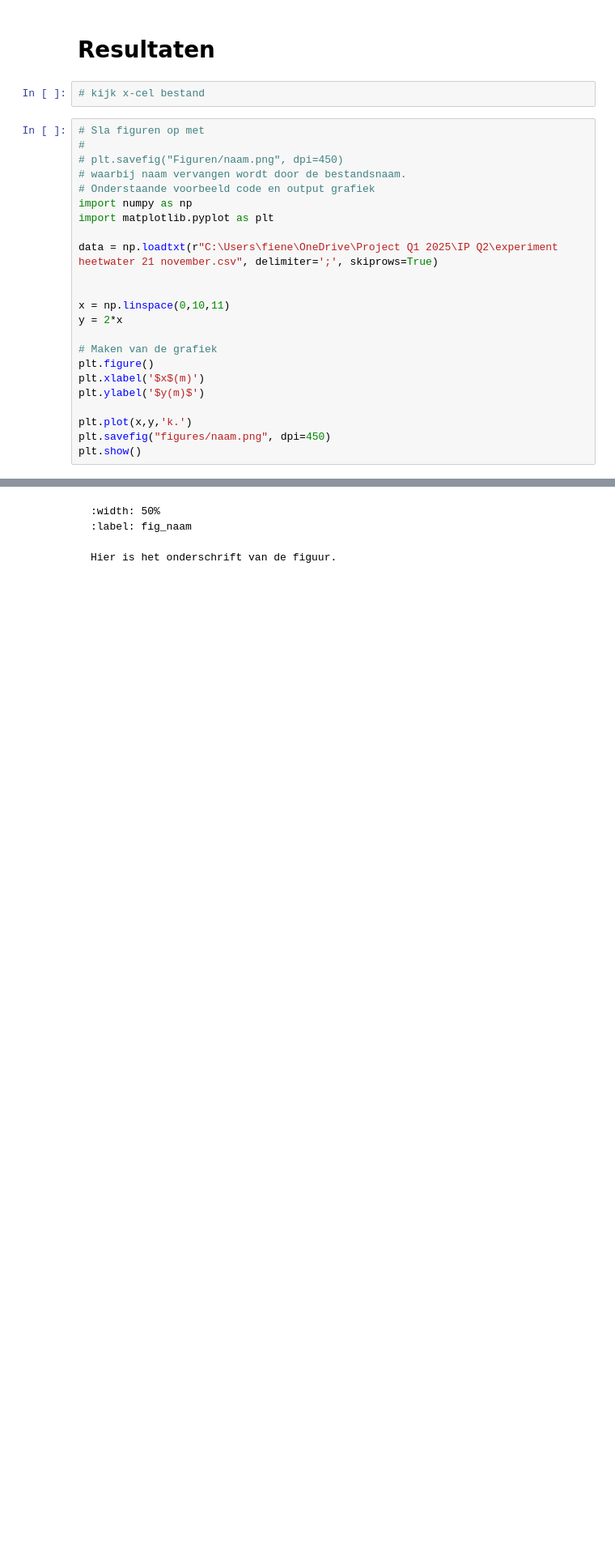
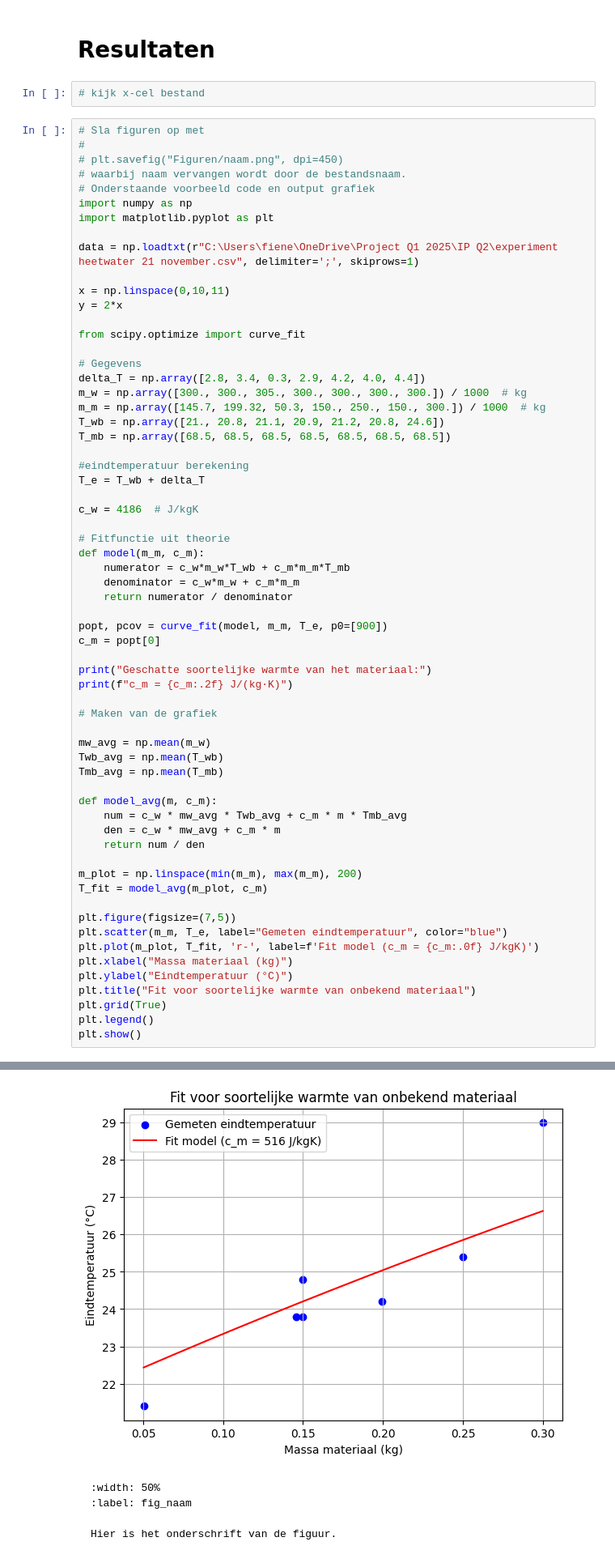
Before and after one commit to fienecg-arch/Fiene-en-Thomas, a Jupyter notebook: Content/Labs/Warmtecapaciteit.ipynb, the cells around one changed output, grey strips where cells are left out. Shown: that part at 81% size. Saved outputs shown, nothing was run; the diff lists cells and outputs as text; blank space fills up the shorter version.

Commit message:
Warmtecapaciteit af!

````diff
--- a/Content/Labs/Warmtecapaciteit.ipynb
+++ b/Content/Labs/Warmtecapaciteit.ipynb
@@ -79,18 +79,58 @@ Het voorbeeld kun je natuurlijk straks verwijderen.
 import numpy as np
 import matplotlib.pyplot as plt
 
-data = np.loadtxt(r"C:\Users\fiene\OneDrive\Project Q1 2025\IP Q2\experiment heetwater 21 november.csv", delimiter=';', skiprows=True)
-
+data = np.loadtxt(r"C:\Users\fiene\OneDrive\Project Q1 2025\IP Q2\experiment heetwater 21 november.csv", delimiter=';', skiprows=1)
 
 x = np.linspace(0,10,11)
 y = 2*x
 
+from scipy.optimize import curve_fit
+
+# Gegevens
+delta_T = np.array([2.8, 3.4, 0.3, 2.9, 4.2, 4.0, 4.4])
+m_w = np.array([300., 300., 305., 300., 300., 300., 300.]) / 1000  # kg
+m_m = np.array([145.7, 199.32, 50.3, 150., 250., 150., 300.]) / 1000  # kg
+T_wb = np.array([21., 20.8, 21.1, 20.9, 21.2, 20.8, 24.6])
+T_mb = np.array([68.5, 68.5, 68.5, 68.5, 68.5, 68.5, 68.5])
+
+#eindtemperatuur berekening
+T_e = T_wb + delta_T
+
+c_w = 4186  # J/kgK
+
+# Fitfunctie uit theorie
+def model(m_m, c_m):
+    numerator = c_w*m_w*T_wb + c_m*m_m*T_mb
+    denominator = c_w*m_w + c_m*m_m
+    return numerator / denominator
+
+popt, pcov = curve_fit(model, m_m, T_e, p0=[900])
+c_m = popt[0]
+
+print("Geschatte soortelijke warmte van het materiaal:")
+print(f"c_m = {c_m:.2f} J/(kg·K)")
+
 # Maken van de grafiek
-plt.figure()
-plt.xlabel('$x$(m)')
-plt.ylabel('$y(m)$')
 
-plt.plot(x,y,'k.')
-plt.savefig("figures/naam.png", dpi=450)
+mw_avg = np.mean(m_w)
+Twb_avg = np.mean(T_wb)
+Tmb_avg = np.mean(T_mb)
+
+def model_avg(m, c_m):
+    num = c_w * mw_avg * Twb_avg + c_m * m * Tmb_avg
+    den = c_w * mw_avg + c_m * m
+    return num / den
+
+m_plot = np.linspace(min(m_m), max(m_m), 200)
+T_fit = model_avg(m_plot, c_m)
+
+plt.figure(figsize=(7,5))
+plt.scatter(m_m, T_e, label="Gemeten eindtemperatuur", color="blue")
+plt.plot(m_plot, T_fit, 'r-', label=f'Fit model (c_m = {c_m:.0f} J/kgK)')
+plt.xlabel("Massa materiaal (kg)")
+plt.ylabel("Eindtemperatuur (°C)")
+plt.title("Fit voor soortelijke warmte van onbekend materiaal")
+plt.grid(True)
+plt.legend()
 plt.show()
 # %% [output]
@@ -98,3 +139,4 @@ TypeError: an integer is required
+[figure, added]
 # %% [markdown]
 ```{figure} figures/naam.png
 :width: 50%
````
Also changed, not shown: parts of 2 cells of this notebook.
